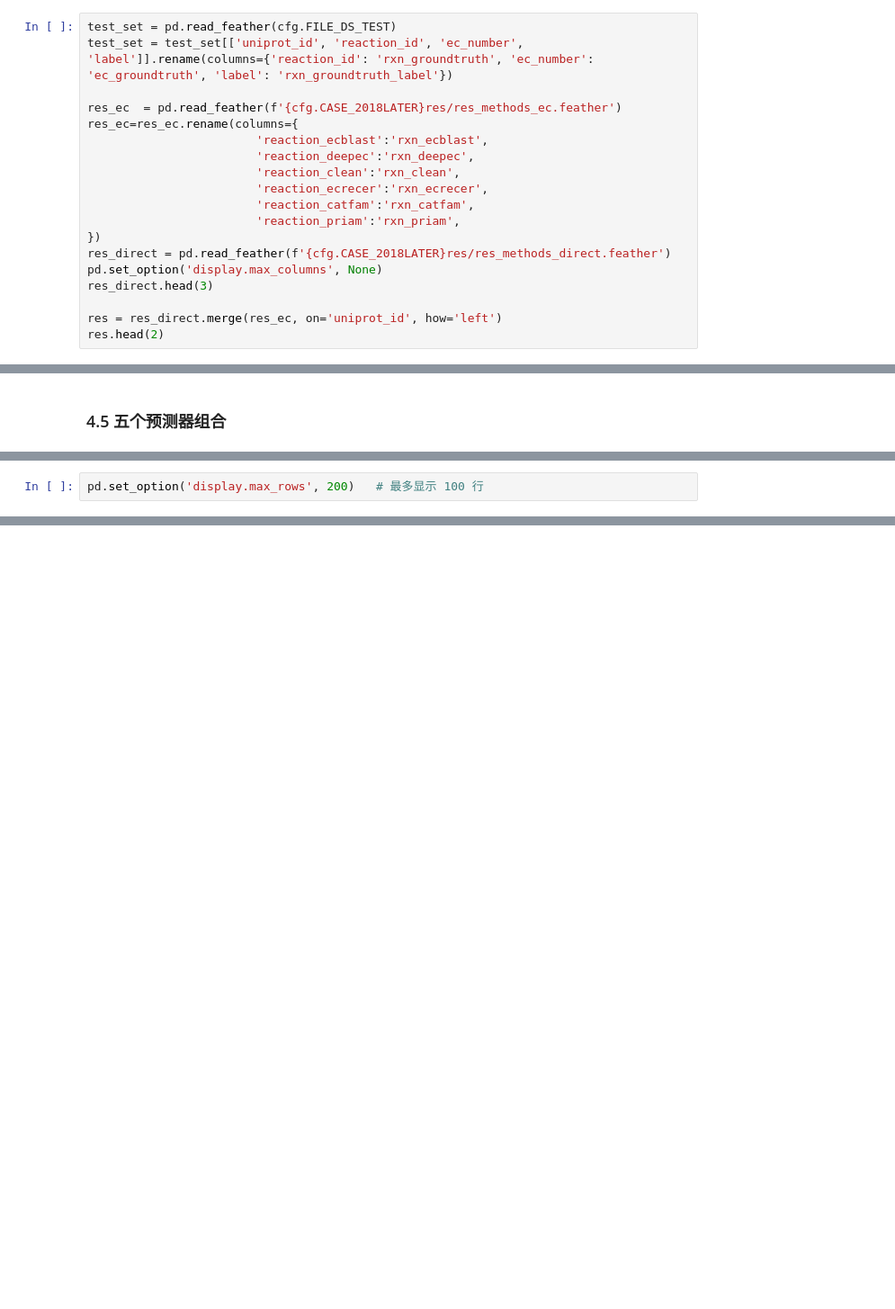
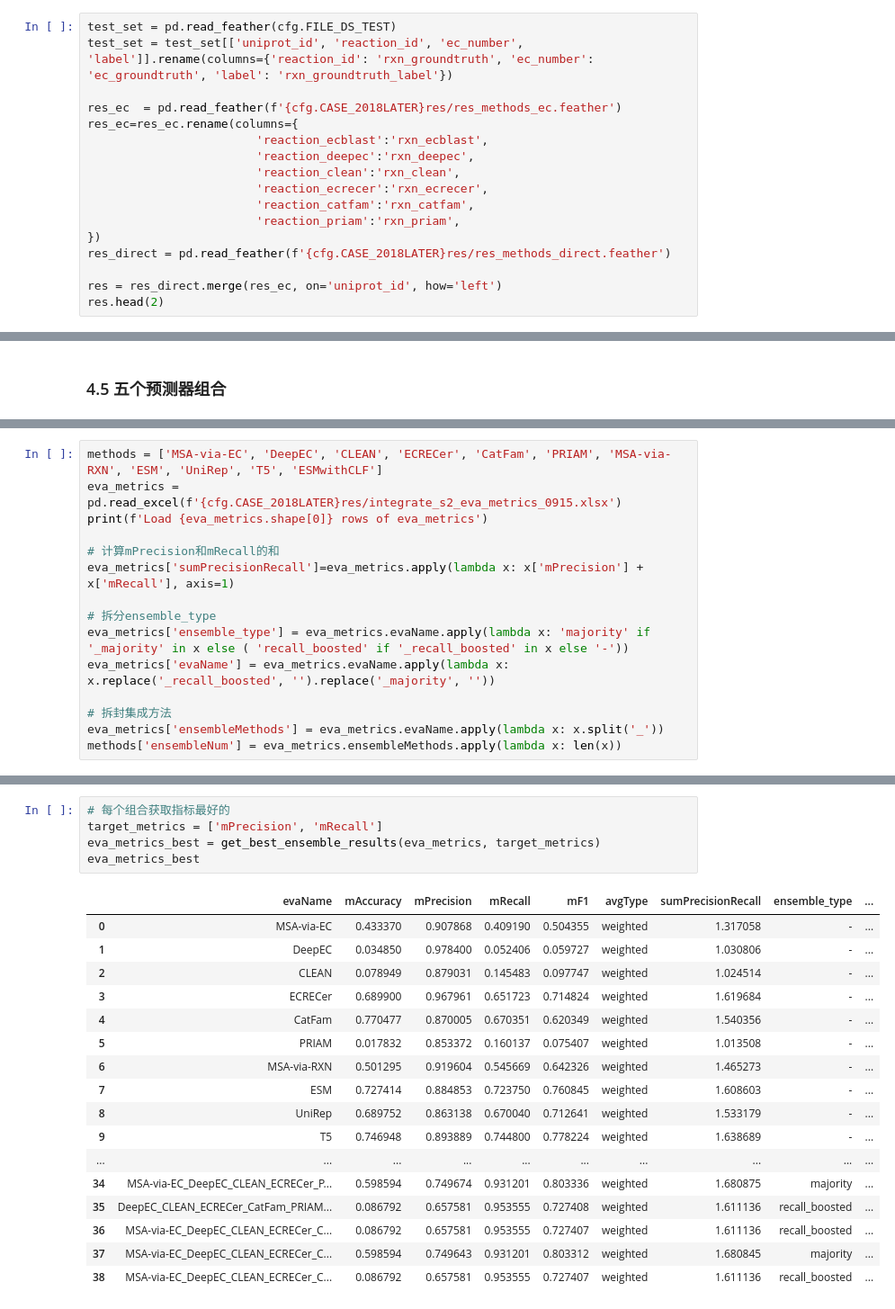
Before and after one commit to kingstdio/RXNRECer, a Jupyter notebook: case/2018later/集成评估.ipynb, the cells around one changed output, grey strips where cells are left out. Shown at 90% size. Drawn from its saved outputs; the diff is of its cells as text; blank space fills up the shorter version.

```diff
--- a/case/2018later/集成评估.ipynb
+++ b/case/2018later/集成评估.ipynb
@@ -48,8 +46,6 @@ res_ec=res_ec.rename(columns={
                         'reaction_priam':'rxn_priam',
 })
 res_direct = pd.read_feather(f'{cfg.CASE_2018LATER}res/res_methods_direct.feather')
-pd.set_option('display.max_columns', None)
-res_direct.head(3)
 
 res = res_direct.merge(res_ec, on='uniprot_id', how='left')
 res.head(2)
@@ -452,2 +185,0 @@ eva_metrics.sort_values(by=['mF1'], ascending=[False])
-# %%
-pd.set_option('display.max_rows', 200)   # 最多显示 100 行
@@ -513,0 +244,15 @@ ensemble_metrics_1
+# %%
+methods = ['MSA-via-EC', 'DeepEC', 'CLEAN', 'ECRECer', 'CatFam', 'PRIAM', 'MSA-via-RXN', 'ESM', 'UniRep', 'T5', 'ESMwithCLF']
+eva_metrics = pd.read_excel(f'{cfg.CASE_2018LATER}res/integrate_s2_eva_metrics_0915.xlsx')
+print(f'Load {eva_metrics.shape[0]} rows of eva_metrics')
+
+# 计算mPrecision和mRecall的和
+eva_metrics['sumPrecisionRecall']=eva_metrics.apply(lambda x: x['mPrecision'] + x['mRecall'], axis=1)
+
+# 拆分ensemble_type
+eva_metrics['ensemble_type'] = eva_metrics.evaName.apply(lambda x: 'majority' if '_majority' in x else ( 'recall_boosted' if '_recall_boosted' in x else '-'))
+eva_metrics['evaName'] = eva_metrics.evaName.apply(lambda x: x.replace('_recall_boosted', '').replace('_majority', ''))
+
+# 拆封集成方法
+eva_metrics['ensembleMethods'] = eva_metrics.evaName.apply(lambda x: x.split('_'))
+methods['ensembleNum'] = eva_metrics.ensembleMethods.apply(lambda x: len(x))
@@ -513,0 +360,23 @@ ensemble_metrics_1
+# %%
+# 每个组合获取指标最好的
+target_metrics = ['mPrecision', 'mRecall']
+eva_metrics_best = get_best_ensemble_results(eva_metrics, target_metrics)
+eva_metrics_best
+# %% [output]
+|  | evaName | mAccuracy | mPrecision | mRecall | mF1 | avgType | sumPrecisionRecall | ensemble_type | ... |
+| 0 | MSA-via-EC | 0.433370 | 0.907868 | 0.409190 | 0.504355 | weighted | 1.317058 | - | ... |
+| 1 | DeepEC | 0.034850 | 0.978400 | 0.052406 | 0.059727 | weighted | 1.030806 | - | ... |
+| 2 | CLEAN | 0.078949 | 0.879031 | 0.145483 | 0.097747 | weighted | 1.024514 | - | ... |
+| 3 | ECRECer | 0.689900 | 0.967961 | 0.651723 | 0.714824 | weighted | 1.619684 | - | ... |
+| 4 | CatFam | 0.770477 | 0.870005 | 0.670351 | 0.620349 | weighted | 1.540356 | - | ... |
+| 5 | PRIAM | 0.017832 | 0.853372 | 0.160137 | 0.075407 | weighted | 1.013508 | - | ... |
+| 6 | MSA-via-RXN | 0.501295 | 0.919604 | 0.545669 | 0.642326 | weighted | 1.465273 | - | ... |
+| 7 | ESM | 0.727414 | 0.884853 | 0.723750 | 0.760845 | weighted | 1.608603 | - | ... |
+| 8 | UniRep | 0.689752 | 0.863138 | 0.670040 | 0.712641 | weighted | 1.533179 | - | ... |
+| 9 | T5 | 0.746948 | 0.893889 | 0.744800 | 0.778224 | weighted | 1.638689 | - | ... |
+| ... | ... | ... | ... | ... | ... | ... | ... | ... | ... |
+| 34 | MSA-via-EC_DeepEC_CLEAN_ECRECer_P... | 0.598594 | 0.749674 | 0.931201 | 0.803336 | weighted | 1.680875 | majority | ... |
+| 35 | DeepEC_CLEAN_ECRECer_CatFam_PRIAM... | 0.086792 | 0.657581 | 0.953555 | 0.727408 | weighted | 1.611136 | recall_boosted | ... |
+| 36 | MSA-via-EC_DeepEC_CLEAN_ECRECer_C... | 0.086792 | 0.657581 | 0.953555 | 0.727407 | weighted | 1.611136 | recall_boosted | ... |
+| 37 | MSA-via-EC_DeepEC_CLEAN_ECRECer_C... | 0.598594 | 0.749643 | 0.931201 | 0.803312 | weighted | 1.680845 | majority | ... |
+| 38 | MSA-via-EC_DeepEC_CLEAN_ECRECer_C... | 0.086792 | 0.657581 | 0.953555 | 0.727407 | weighted | 1.611136 | recall_boosted | ... |
```
Also changed, not shown: parts of 56 cells of this notebook, 10 other files.
